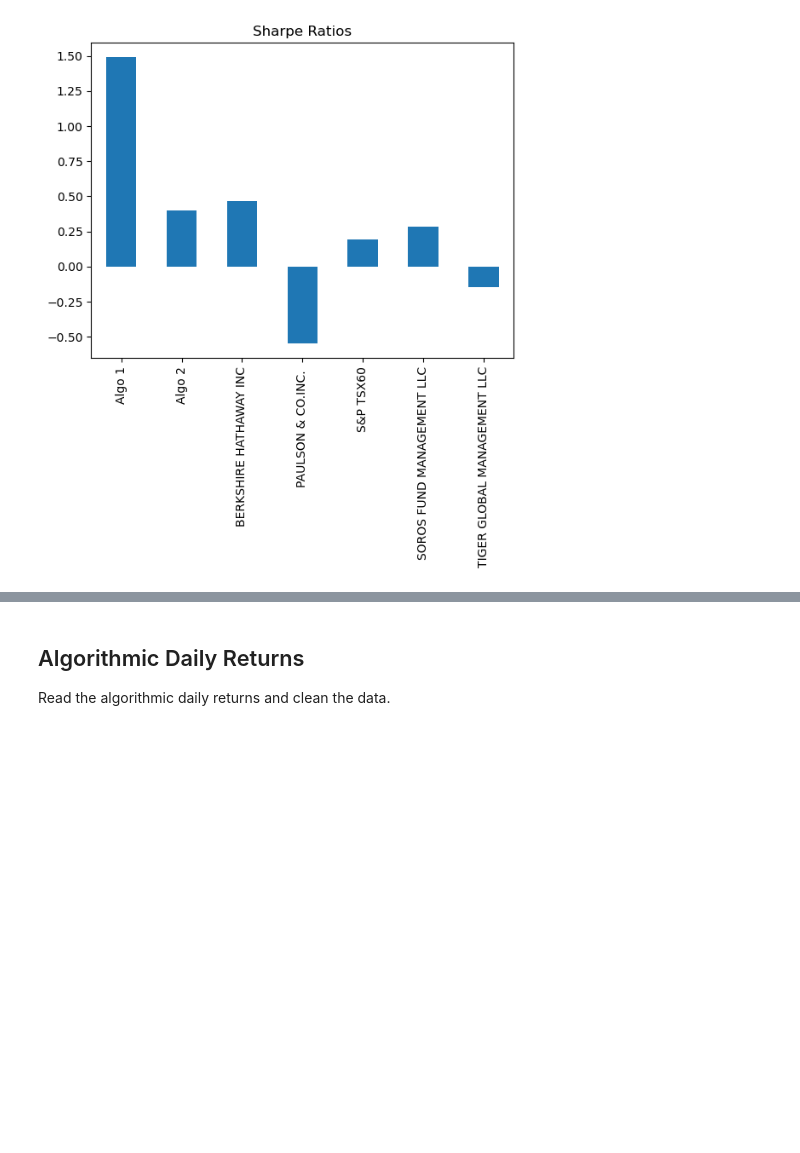
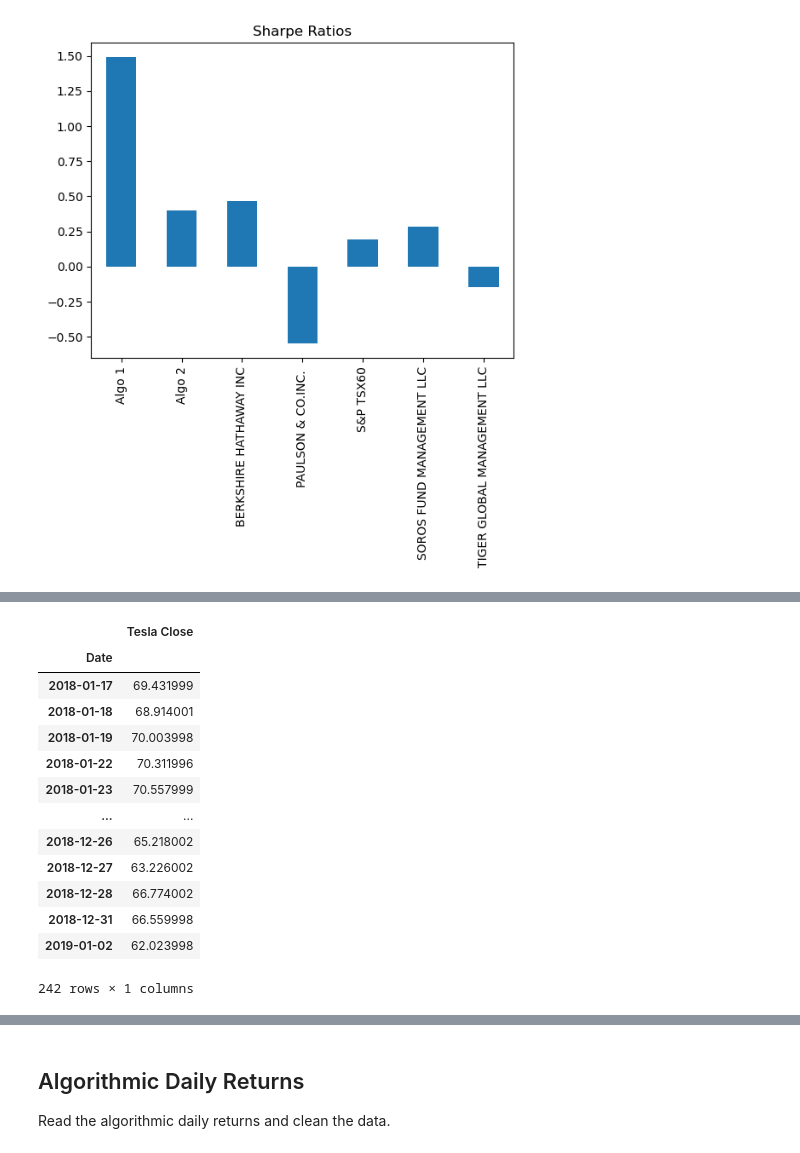
Before and after one commit to Majeedraheem/Portfolio-Quantitative-Analysis, a Jupyter notebook: whale_analysis.ipynb, the cells around one changed output, grey strips where cells are left out. Cells and saved outputs as stored; diff of their text form; code cells hidden in the pictures; blank space fills up the shorter version.

```diff
--- a/whale_analysis.ipynb
+++ b/whale_analysis.ipynb
@@ -627,0 +666,2 @@ return_all_sharpe.plot(kind="bar", title="Sharpe Ratios")
+# %%
+tesla_df.drop(columns=['Open','High','Low','Volume','Adj Close'], inplace=True)
@@ -627,0 +670,2 @@ return_all_sharpe.plot(kind="bar", title="Sharpe Ratios")
+# %%
+tesla_df=tesla_df.loc['2018-01-02':'2019-01-02']
@@ -627,0 +682,17 @@ return_all_sharpe.plot(kind="bar", title="Sharpe Ratios")
+# %%
+tesla_df.rename(columns={'Close':'Tesla Close'})
+# %% [output]
+|  | Tesla Close |
+| Date |  |
+| 2018-01-17 | 69.431999 |
+| 2018-01-18 | 68.914001 |
+| 2018-01-19 | 70.003998 |
+| 2018-01-22 | 70.311996 |
+| 2018-01-23 | 70.557999 |
+| ... | ... |
+| 2018-12-26 | 65.218002 |
+| 2018-12-27 | 63.226002 |
+| 2018-12-28 | 66.774002 |
+| 2018-12-31 | 66.559998 |
+| 2019-01-02 | 62.023998 |
+242 rows × 1 columns
```
Also changed, not shown: parts of 22 cells of this notebook, 2 other files.
